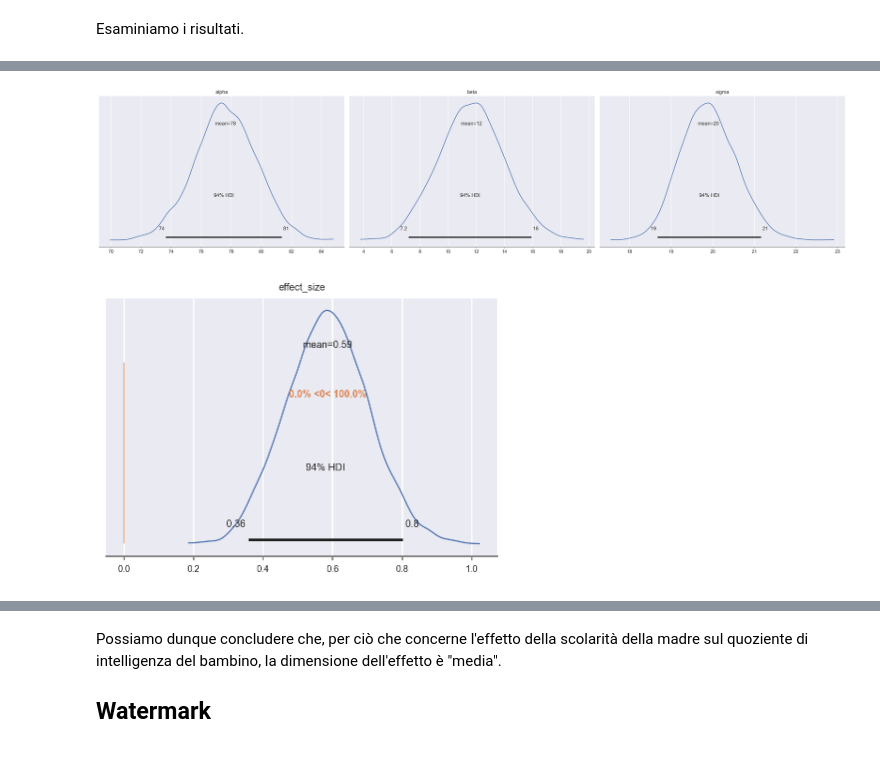
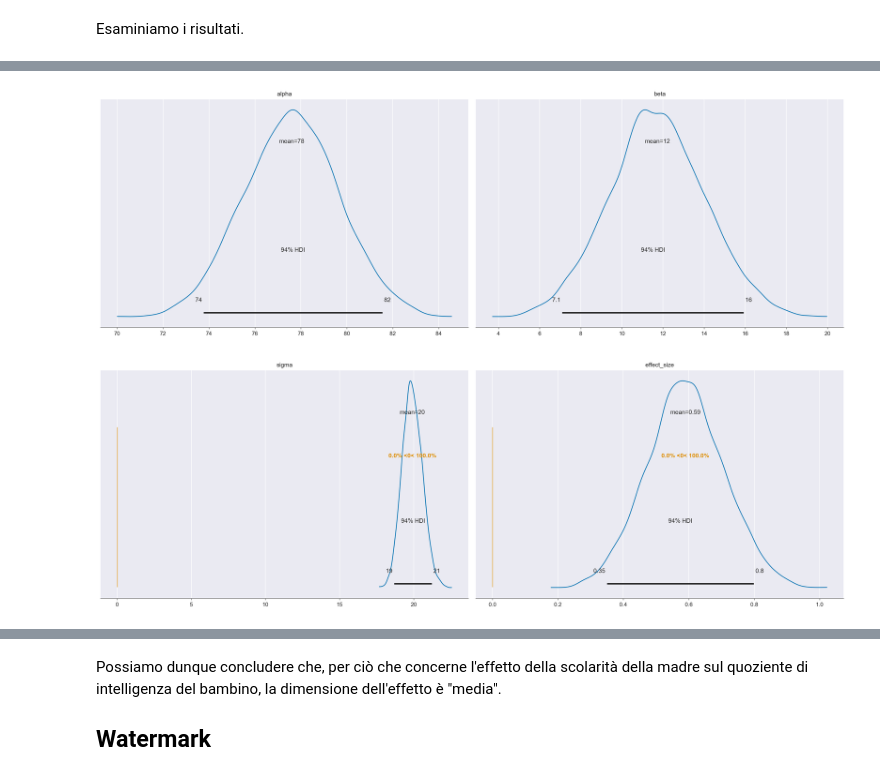
Before and after one commit to ccaudek/ds4psy_2023, a Jupyter notebook: 415_reglin_4.ipynb, the cells around one changed output, grey strips where cells are left out. Cells and saved outputs as stored; diff of their text form; code cells hidden in the pictures.

```diff
--- a/415_reglin_4.ipynb
+++ b/415_reglin_4.ipynb
@@ -113,2 +136,15 @@ La variabile `mom_hs_f` è una variabile categoriale e verrà trasformata automa
+# %%
+μ_m = kidiq.kid_score.mean()
+μ_s = kidiq.kid_score.std() * 5
+
+with Model() as model:
+    # Priors
+    alpha = Normal("alpha", mu=μ_m, sigma=μ_s)
+    beta = Normal("beta", mu=0, sigma=50)
+    sigma = pm.HalfNormal("sigma", sigma=50)
+    # Expected value of outcome
+    mu = alpha + beta * mom_hs
+    # Likelihood of observations
+    Y_obs = pm.Normal("Y_obs", mu=mu, sigma=sigma, observed=kid_score)
 # %%
 pm.model_to_graphviz(model)
@@ -115,2 +152,0 @@ pm.model_to_graphviz(model)
-# %%
-idata = model.fit(draws=2000)
@@ -149,13 +152,0 @@ Specifichiamo ora il modello usando PyMC.
-# %%
-μ_m = kidiq.kid_score.mean()
-μ_s = kidiq.kid_score.std() * 3
-
-with Model() as model:
-    # Priors
-    alpha = Normal("alpha", mu=μ_m, sigma=μ_s)
-    beta = Normal("beta", mu=0, sigma=10)
-    sigma = pm.HalfCauchy("sigma", beta=20)
-    # Expected value of outcome
-    mu = alpha + beta * mom_hs
-    # Likelihood of observations
-    Y_obs = pm.Normal("Y_obs", mu=mu, sigma=sigma, observed=kid_score)
@@ -256,12 +246,12 @@ Per una trattazione bayesiana (in un caso più complesso del presente) della sti
 # %%
 μ_m = kidiq.kid_score.mean()
-μ_s = kidiq.kid_score.std() * 2
+μ_s = kidiq.kid_score.std() * 5
 
-with Model() as model_ef:
-    # Define priors
+with Model() as model:
+    # Priors
     alpha = Normal("alpha", mu=μ_m, sigma=μ_s)
-    beta = Normal("beta", mu=0, sigma=30)
-    sigma = pm.HalfCauchy("sigma", beta=20)
+    beta = Normal("beta", mu=0, sigma=50)
+    sigma = pm.HalfNormal("sigma", sigma=50)
     # Expected value of outcome
     mu = alpha + beta * mom_hs
     # Likelihood of observations
@@ -280,13 +274,13 @@ pm.model_to_graphviz(model_ef)
 # %% [output]
 [drawing not drawn]
 # %%
-az.plot_posterior(trace_ef, var_names=["alpha", "beta", "sigma"]);
+az.plot_posterior(trace_ef, var_names=["alpha", "beta"]);
 # %% [output]
-[figure, old version]
+[figure, new version]
 # %%
-az.plot_posterior(trace_ef, ref_val=0, var_names=["effect_size"]);
+az.plot_posterior(trace_ef, ref_val=0, var_names=["sigma", "effect_size"]);
 # %% [output]
-[figure, old version]
+[figure, new version]
 # %%
 az.summary(trace_ef, kind="stats", round_to=2)
 # %% [output]
```
Also changed, not shown: parts of 31 cells of this notebook.
